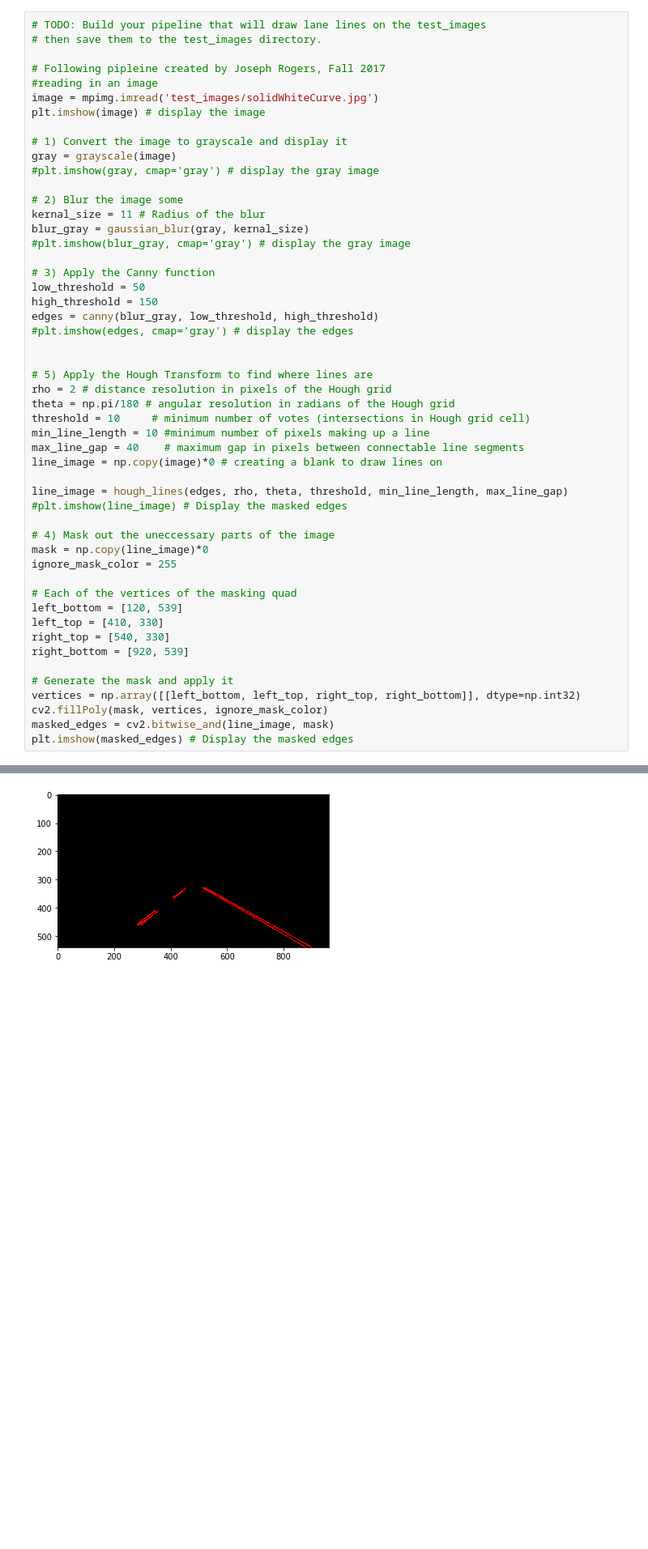
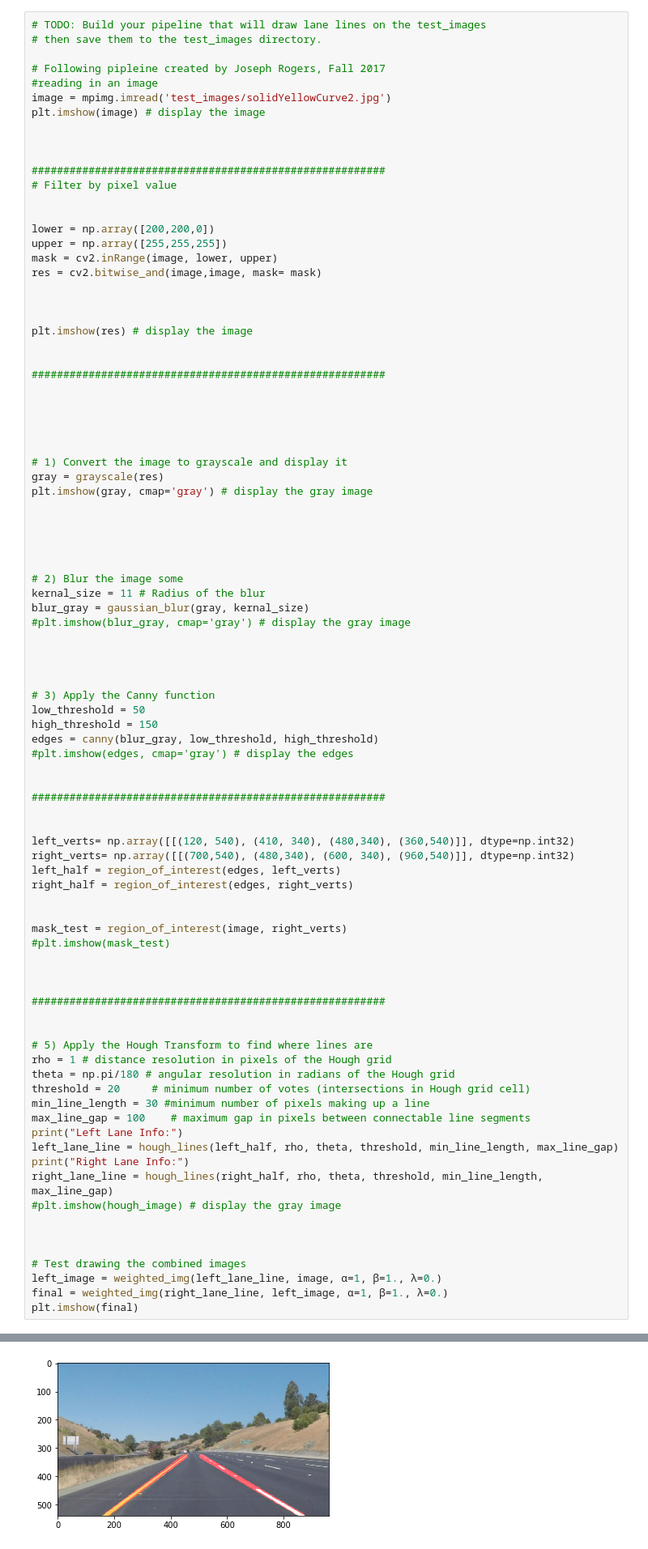
Before and after one commit to josephRog/sdc_project1, a Jupyter notebook: P1.ipynb, the cells around one changed output, grey strips where cells are left out. Shown: that part at 81% size. Drawn from its saved outputs; the diff is of its cells as text; blank space fills up the shorter version.

Commit message:
First lines are working!

```diff
--- a/P1.ipynb
+++ b/P1.ipynb
@@ -205,17 +263,46 @@ Try tuning the various parameters, especially the low and high Canny thresholds
 
 # Following pipleine created by Joseph Rogers, Fall 2017
 #reading in an image
-image = mpimg.imread('test_images/solidWhiteCurve.jpg')
+image = mpimg.imread('test_images/solidYellowCurve2.jpg')
 plt.imshow(image) # display the image
 
+
+
+########################################################
+# Filter by pixel value
+
+
+lower = np.array([200,200,0])
+upper = np.array([255,255,255])
+mask = cv2.inRange(image, lower, upper)
+res = cv2.bitwise_and(image,image, mask= mask)
+
+
+
+plt.imshow(res) # display the image
+
+
+########################################################
+
+
+
+
+
 # 1) Convert the image to grayscale and display it
-gray = grayscale(image)
-#plt.imshow(gray, cmap='gray') # display the gray image
+gray = grayscale(res)
+plt.imshow(gray, cmap='gray') # display the gray image
+
+
+
+
 
 # 2) Blur the image some
 kernal_size = 11 # Radius of the blur
 blur_gray = gaussian_blur(gray, kernal_size)
 #plt.imshow(blur_gray, cmap='gray') # display the gray image
+
+
+
 
 # 3) Apply the Canny function
 low_threshold = 50
@@ -224,30 +311,39 @@ edges = canny(blur_gray, low_threshold, high_threshold)
 #plt.imshow(edges, cmap='gray') # display the edges
 
 
+########################################################
+
+
+left_verts= np.array([[(120, 540), (410, 340), (480,340), (360,540)]], dtype=np.int32)
+right_verts= np.array([[(700,540), (480,340), (600, 340), (960,540)]], dtype=np.int32)
+left_half = region_of_interest(edges, left_verts)
+right_half = region_of_interest(edges, right_verts)
+
+
+mask_test = region_of_interest(image, right_verts)
+#plt.imshow(mask_test)
+
+
+
+########################################################
+
+
 # 5) Apply the Hough Transform to find where lines are
-rho = 2 # distance resolution in pixels of the Hough grid
+rho = 1 # distance resolution in pixels of the Hough grid
 theta = np.pi/180 # angular resolution in radians of the Hough grid
-threshold = 10     # minimum number of votes (intersections in Hough grid cell)
-min_line_length = 10 #minimum number of pixels making up a line
-max_line_gap = 40    # maximum gap in pixels between connectable line segments
-line_image = np.copy(image)*0 # creating a blank to draw lines on
+threshold = 20     # minimum number of votes (intersections in Hough grid cell)
+min_line_length = 30 #minimum number of pixels making up a line
+max_line_gap = 100    # maximum gap in pixels between connectable line segments
+print("Left Lane Info:")
+left_lane_line = hough_lines(left_half, rho, theta, threshold, min_line_length, max_line_gap)
+print("Right Lane Info:")
+right_lane_line = hough_lines(right_half, rho, theta, threshold, min_line_length, max_line_gap)
+#plt.imshow(hough_image) # display the gray image
 
-line_image = hough_lines(edges, rho, theta, threshold, min_line_length, max_line_gap)
-#plt.imshow(line_image) # Display the masked edges
 
-# 4) Mask out the uneccessary parts of the image
-mask = np.copy(line_image)*0
-ignore_mask_color = 255
 
-# Each of the vertices of the masking quad
-left_bottom = [120, 539]
-left_top = [410, 330]
-right_top = [540, 330]
-right_bottom = [920, 539]
-
-# Generate the mask and apply it
-vertices = np.array([[left_bottom, left_top, right_top, right_bottom]], dtype=np.int32)
-cv2.fillPoly(mask, vertices, ignore_mask_color)
-masked_edges = cv2.bitwise_and(line_image, mask)
-plt.imshow(masked_edges) # Display the masked edges
+# Test drawing the combined images
+left_image = weighted_img(left_lane_line, image, α=1, β=1., λ=0.)
+final = weighted_img(right_lane_line, left_image, α=1, β=1., λ=0.)
+plt.imshow(final)
 # %% [output]
@@ -255,4 +353,4 @@ plt.imshow(masked_edges) # Display the masked edges
-[figure, old version]
+[figure, new version]
 # %% [markdown]
 ## Test on Videos
 
```
Also changed, not shown: parts of 9 cells of this notebook.
